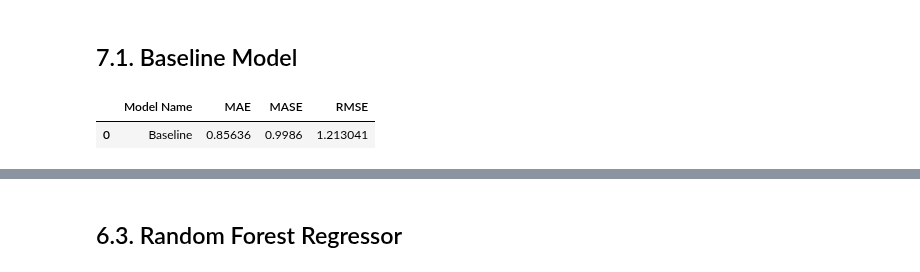
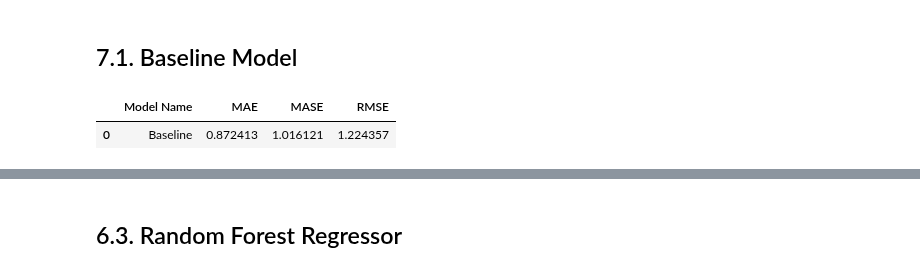
Before and after one commit to HenriqueCR1291/cardio_catch_diseases, a Jupyter notebook: m05_cardio_catch_diseases.ipynb, the cells around one changed output, grey strips where cells are left out. Saved outputs shown, nothing was run; the diff lists cells and outputs as text; code cells hidden in the pictures.

```diff
--- a/m05_cardio_catch_diseases.ipynb
+++ b/m05_cardio_catch_diseases.ipynb
@@ -1258,12 +1280,10 @@ X_full = df6_full.drop(['cardio'], axis=1)
 Y_full = df6_full['cardio'].copy()
 # %%
 #split dataset into train and test
-x, x_test, y, y_test = ms.train_test_split(X, Y, test_size=0.2, random_state=32)
-x_train, x_val, y_train, y_val = ms.train_test_split( x, y, test_size=0.2 )
+x_train, x_test, y_train, y_test = ms.train_test_split(X, Y, test_size=0.2, random_state=42)
 
 #split dataset into train and test
-x_full, x_test_full, y_full, y_test_full = ms.train_test_split(X_full, Y_full, test_size=0.2, random_state=32)
-x_train_full, x_val_full, y_train_full, y_val_full = ms.train_test_split(x_full, y_full, test_size=0.2)
+x_train_full, x_test_full, y_train_full, y_test_full = ms.train_test_split(X_full, Y_full, test_size=0.2, random_state=42)
 # %% [markdown]
 ## 6.1. Boruta as feature selector
 # %%
@@ -1294,16 +1345,16 @@ x_train_full, x_val_full, y_train_full, y_val_full = ms.train_test_split(x_full,
 # %% [markdown]
 ## 7.1. Baseline Model
 # %%
-cardio_list = y_test.drop_duplicates().sort_values().tolist()
-random_num = x_test.shape[0]
-cardio_weights = df6['cardio'].value_counts(normalize=True).sort_index().tolist()
+response_list = y_test.drop_duplicates().sort_values().tolist()
+size = x_test.shape[0]
+weights = df6['cardio'].value_counts(normalize=True).sort_index().tolist()
 
 # prediction
-yhat_random = random.choices(cardio_list, k=random_num,weights=cardio_weights)
+yhat_random = random.choices(response_list,k=size,weights=weights)
 
 #performance
 random_result = ml_error('Baseline', np.expm1(y_test), np.expm1(yhat_random))
 random_result
 # %% [output]
 |  | Model Name | MAE | MASE | RMSE |
-| 0 | Baseline | 0.85636 | 0.9986 | 1.213041 |
+| 0 | Baseline | 0.872413 | 1.016121 | 1.224357 |
```
Also changed, not shown: parts of 15 cells of this notebook.
